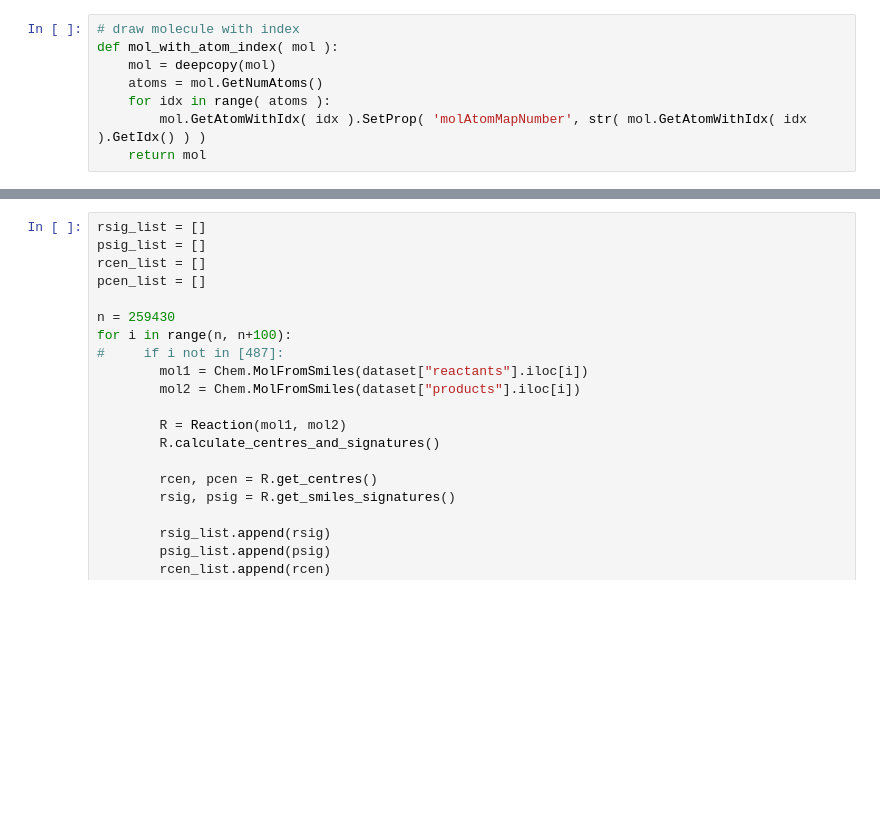
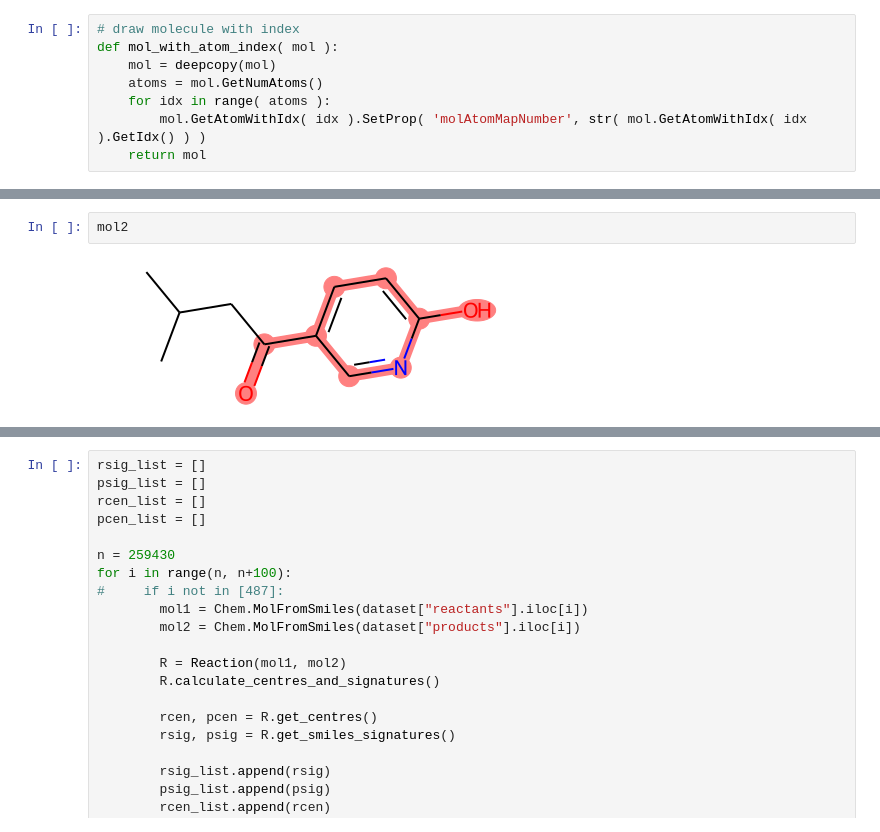
Before and after one commit to MrScabbyCreature/ReactionRL, a Jupyter notebook: uspto - reaction centre and signature .ipynb, the cells around one changed output, grey strips where cells are left out. Cells and saved outputs as stored; diff of their text form; blank space fills up the shorter version.

```diff
--- a/uspto - reaction centre and signature .ipynb
+++ b/uspto - reaction centre and signature .ipynb
@@ -289,0 +296,4 @@ Signature
+# %%
+mol2
+# %% [output]
+[figure, added]
```
Also changed, not shown: parts of 7 cells of this notebook, 3 other files.
